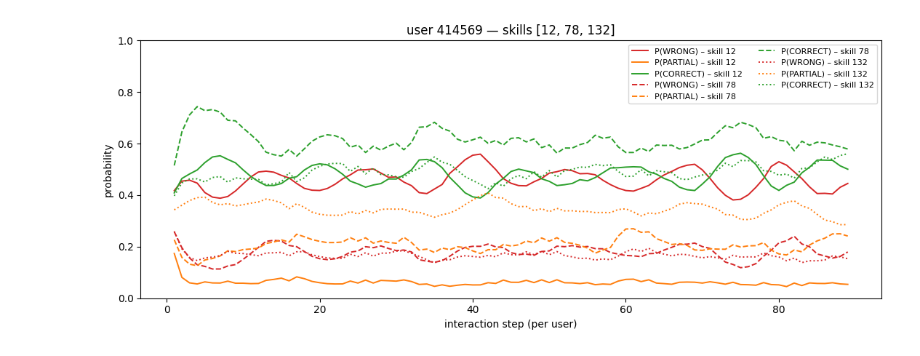
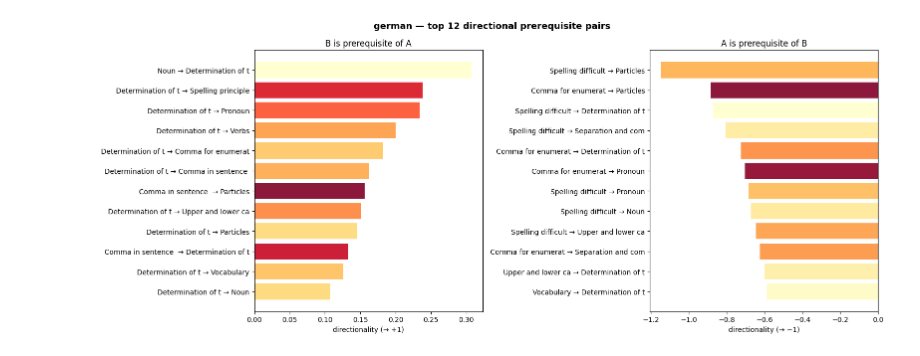
Before and after one commit to idheidhwidjwod/MLBD-project, a Jupyter notebook: Post_Analysis.ipynb, the cells around one changed output. Cells and saved outputs as stored; diff of their text form; code cells hidden in the pictures.

Commit message:
ready to submit before M4 (Christophe)

```diff
--- a/Post_Analysis.ipynb
+++ b/Post_Analysis.ipynb
@@ -42,29 +80,25 @@ dfs = load_all_data()
 # %%
+dfs       = load_all_data()
 documents = get_latest_documents(documents=dfs['documents'])
-lookups = build_topic_lookups(dfs['topics_translated'], dfs['topic_trees'])
-topics  = add_topic_depth(dfs['topics_translated'], lookups['child_to_parent'])
-# Depth-0 topics that actually carry documents — candidates for the root or for surgery.
-active = documents['topic_id'].unique()
+
 dfs['topic_trees'] = reparent_topics(
     dfs['topic_trees'], TOPICS_TO_REPARENT, new_parent_id=REPARENT_UNDER,
 )
-
-dfs['topic_trees']        = prune_empty_topics(dfs['topic_trees'], documents)
-dfs['topics_translated']  = prune_empty_topics_translated(
+dfs['topic_trees']       = prune_empty_topics(dfs['topic_trees'], documents)
+dfs['topics_translated'] = prune_empty_topics_translated(
     dfs['topics_translated'], dfs['topic_trees'], documents,
 )
-
-before_tt = len(dfs['topic_trees'])
-before_tr = len(dfs['topics_translated'])
 dfs['topic_trees'], dfs['topics_translated'] = drop_topic_subtrees(
     dfs['topic_trees'], dfs['topics_translated'], TOPICS_TO_DROP,
 )
 
-# Canonical lookups + depth table after all surgery — used by everything downstream.
 lookups = build_topic_lookups(dfs['topics_translated'], dfs['topic_trees'])
 topics  = add_topic_depth(dfs['topics_translated'], lookups['child_to_parent'])
 
 evaluated = summarize_transactions(dfs['transactions'], topics, documents)
+math_df, german_df = split_by_subject(evaluated, topics)
+subject_dfs = {'math': math_df, 'german': german_df}
+print(f"math: {len(math_df):,} rows | german: {len(german_df):,} rows")
 # %% [output]
 Depth distribution across all topics:
        n_topics
@@ -283,60 +398,27 @@ skill_probs.user_id.nunique()
 # %%
-# Plot P(WRONG / PARTIAL / CORRECT) over time for one user across one or more skills.
-# X-axis: that user's interaction index (timestep). Markers indicate the
-# evaluation outcome whenever the user actually attempted that skill.
+# Top prerequisite pairs — german. Bar color encodes relationship strength.
+TOP_N = 12
+df = outcome_with_reverse['german'].dropna(subset=['directionality', 'strength'])
+high = df.nlargest(TOP_N,  'directionality').iloc[::-1]
+low  = df.nsmallest(TOP_N, 'directionality').iloc[::-1]
 
-import matplotlib.pyplot as plt
+fig, (ax1, ax2) = plt.subplots(1, 2, figsize=(16, 0.42 * TOP_N + 1.5))
+cmap = plt.cm.YlOrRd
 
-USER_ID   = 414569            # change me
-SKILL_IDS = [12, 78, 132]          # change me — list of factorized skill ids
+def _bars(ax, data, title, xlabel):
+    norm = plt.Normalize(data['strength'].min(), data['strength'].max())
+    labels = [f"{r['source_name'][:18]} → {r['target_name'][:18]}"
+              for _, r in data.iterrows()]
+    ax.barh(labels, data['directionality'],
+            color=cmap(norm(data['strength'])), alpha=0.9)
+    ax.axvline(0, color='black', lw=0.8)
+    ax.set_xlabel(xlabel); ax.set_title(title)
 
-# Per-user step index — row 0 has no prediction, so steps go 1..N-1.
-user_rows = user_row_idx[USER_ID]
-step_of   = pd.Series(np.arange(len(user_rows)), index=user_rows)
-
-eval_color = {0: 'tab:red', 1: 'tab:orange', 2: 'tab:green'}
-eval_label = {0: 'WRONG', 1: 'PARTIAL', 2: 'CORRECT'}
-linestyles = ['-', '--', ':', '-.']
-markers    = ['o', 's', '^', 'D']
-
-attempts_user = X.iloc[user_rows].copy()
-attempts_user['step'] = np.arange(len(attempts_user))
-
-fig, ax = plt.subplots(figsize=(11, 4.5))
-for k, skill_id in enumerate(SKILL_IDS):
-    ls = linestyles[k % len(linestyles)]
-
-    trace = (
-        skill_probs[(skill_probs['user_id'] == USER_ID) &
-                    (skill_probs['skill']   == skill_id)]
-        .sort_values('row_idx')
-        .reset_index(drop=True)
-    )
-    trace['step'] = trace['row_idx'].map(step_of)
-
-    ax.plot(trace['step'], trace['p_wrong'],   lw=1.4, ls=ls, color='tab:red',
-            label=f'P(WRONG) – skill {skill_id}')
-    ax.plot(trace['step'], trace['p_partial'], lw=1.4, ls=ls, color='tab:orange',
-            label=f'P(PARTIAL) – skill {skill_id}')
-    ax.plot(trace['step'], trace['p_correct'], lw=1.4, ls=ls, color='tab:green',
-            label=f'P(CORRECT) – skill {skill_id}')
-
-    # Attempt markers for this skill — vertical band per skill so they don't overlap.
-    sub = attempts_user[attempts_user['skill'] == skill_id]
-    y0  = 0.02 + 0.10 * k
-    for code, sub_c in sub.groupby('correct'):
-        ax.scatter(sub_c['step'], np.full(len(sub_c), y0 + 0.025 * code),
-                   color=eval_color[code], s=40,
-                   edgecolor='black', linewidth=0.5,
-                   marker=markers[k % len(markers)],
-                   label=f'skill {skill_id} – {eval_label[code]}', zorder=3)
-
-ax.set_xlabel('interaction step (per user)')
-ax.set_ylabel('probability')
-ax.set_ylim(0, 1)
-ax.set_title(f'user {USER_ID} — skills {SKILL_IDS}')
-ax.legend(loc='best', fontsize=8, ncol=2)
+_bars(ax1, high, 'B is prerequisite of A', 'directionality (→ +1)')
+_bars(ax2, low,  'A is prerequisite of B', 'directionality (→ −1)')
+plt.suptitle(f'german — top {TOP_N} directional prerequisite pairs',
+             fontsize=13, fontweight='bold')
 plt.tight_layout()
 plt.show()
 # %% [output]
-[figure, old version]
+[figure, new version]
```
Also changed, not shown: parts of 34 cells of this notebook, 12 other files.
